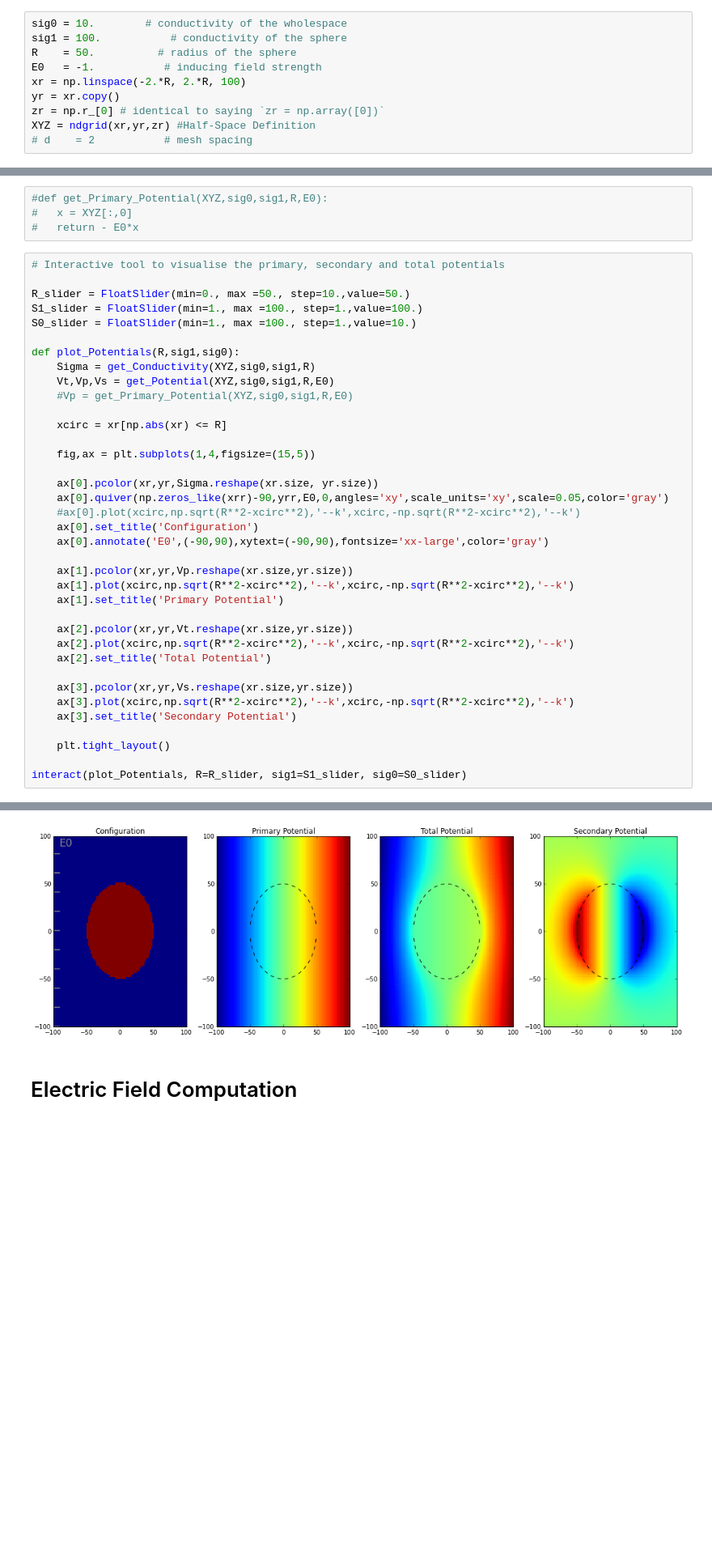
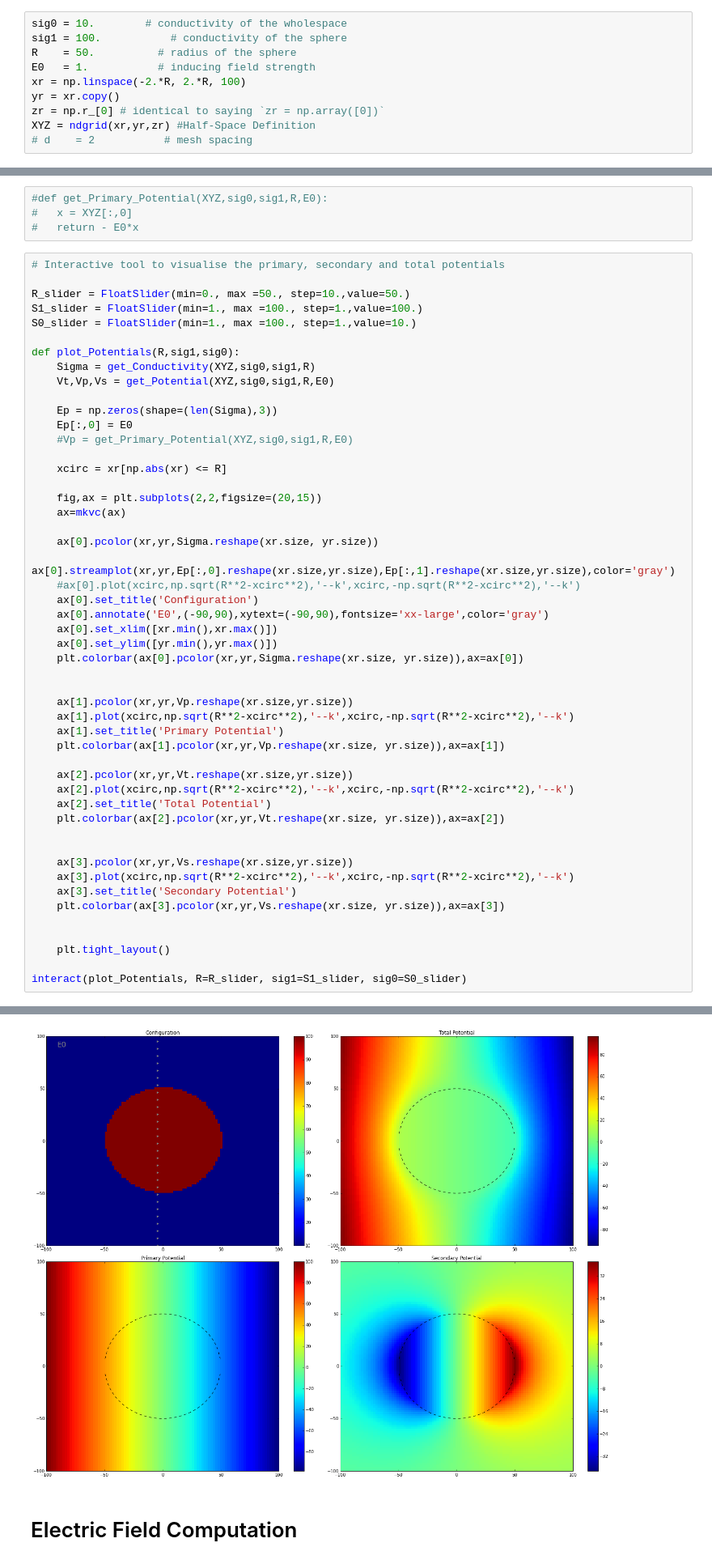
Before and after one commit to geoscixyz/em, a Jupyter notebook: examples/sphere/ElectrostaticSphere.ipynb, the cells around one changed output, grey strips where cells are left out. Shown at 81% size. Drawn from its saved outputs; the diff is of its cells as text; blank space fills up the shorter version.

Commit message:
Color bars

```diff
--- a/examples/sphere/ElectrostaticSphere.ipynb
+++ b/examples/sphere/ElectrostaticSphere.ipynb
@@ -22,7 +22,7 @@ http://www.3ptscience.com/app/DCresistivity
 sig0 = 10.        # conductivity of the wholespace
 sig1 = 100.           # conductivity of the sphere
 R    = 50.          # radius of the sphere
-E0   = -1.           # inducing field strength
+E0   = 1.           # inducing field strength
 xr = np.linspace(-2.*R, 2.*R, 100)
 yr = xr.copy()
 zr = np.r_[0] # identical to saying `zr = np.array([0])`
@@ -92,36 +92,49 @@ S0_slider = FloatSlider(min=1., max =100., step=1.,value=10.)
 def plot_Potentials(R,sig1,sig0):
     Sigma = get_Conductivity(XYZ,sig0,sig1,R)
     Vt,Vp,Vs = get_Potential(XYZ,sig0,sig1,R,E0)
+
+    Ep = np.zeros(shape=(len(Sigma),3))
+    Ep[:,0] = E0
     #Vp = get_Primary_Potential(XYZ,sig0,sig1,R,E0)
 
     xcirc = xr[np.abs(xr) <= R]
 
-    fig,ax = plt.subplots(1,4,figsize=(15,5))
+    fig,ax = plt.subplots(2,2,figsize=(20,15))
+    ax=mkvc(ax)
 
     ax[0].pcolor(xr,yr,Sigma.reshape(xr.size, yr.size))
-    ax[0].quiver(np.zeros_like(xrr)-90,yrr,E0,0,angles='xy',scale_units='xy',scale=0.05,color='gray')
+    ax[0].streamplot(xr,yr,Ep[:,0].reshape(xr.size,yr.size),Ep[:,1].reshape(xr.size,yr.size),color='gray')
     #ax[0].plot(xcirc,np.sqrt(R**2-xcirc**2),'--k',xcirc,-np.sqrt(R**2-xcirc**2),'--k')
     ax[0].set_title('Configuration')
     ax[0].annotate('E0',(-90,90),xytext=(-90,90),fontsize='xx-large',color='gray')
+    ax[0].set_xlim([xr.min(),xr.max()])
+    ax[0].set_ylim([yr.min(),yr.max()])
+    plt.colorbar(ax[0].pcolor(xr,yr,Sigma.reshape(xr.size, yr.size)),ax=ax[0])
+
 
     ax[1].pcolor(xr,yr,Vp.reshape(xr.size,yr.size))
     ax[1].plot(xcirc,np.sqrt(R**2-xcirc**2),'--k',xcirc,-np.sqrt(R**2-xcirc**2),'--k')
     ax[1].set_title('Primary Potential')
+    plt.colorbar(ax[1].pcolor(xr,yr,Vp.reshape(xr.size, yr.size)),ax=ax[1])
 
     ax[2].pcolor(xr,yr,Vt.reshape(xr.size,yr.size))
     ax[2].plot(xcirc,np.sqrt(R**2-xcirc**2),'--k',xcirc,-np.sqrt(R**2-xcirc**2),'--k')
     ax[2].set_title('Total Potential')
+    plt.colorbar(ax[2].pcolor(xr,yr,Vt.reshape(xr.size, yr.size)),ax=ax[2])
+
 
     ax[3].pcolor(xr,yr,Vs.reshape(xr.size,yr.size))
     ax[3].plot(xcirc,np.sqrt(R**2-xcirc**2),'--k',xcirc,-np.sqrt(R**2-xcirc**2),'--k')
     ax[3].set_title('Secondary Potential')
+    plt.colorbar(ax[3].pcolor(xr,yr,Vs.reshape(xr.size, yr.size)),ax=ax[3])
+
 
     plt.tight_layout()
 
 interact(plot_Potentials, R=R_slider, sig1=S1_slider, sig0=S0_slider)
 # %% [output]
 <function __main__.plot_Potentials>
-[figure, old version]
+[figure, new version]
 # %% [markdown]
 # Electric Field Computation
 # %%
```
Also changed, not shown: parts of 3 cells of this notebook.
